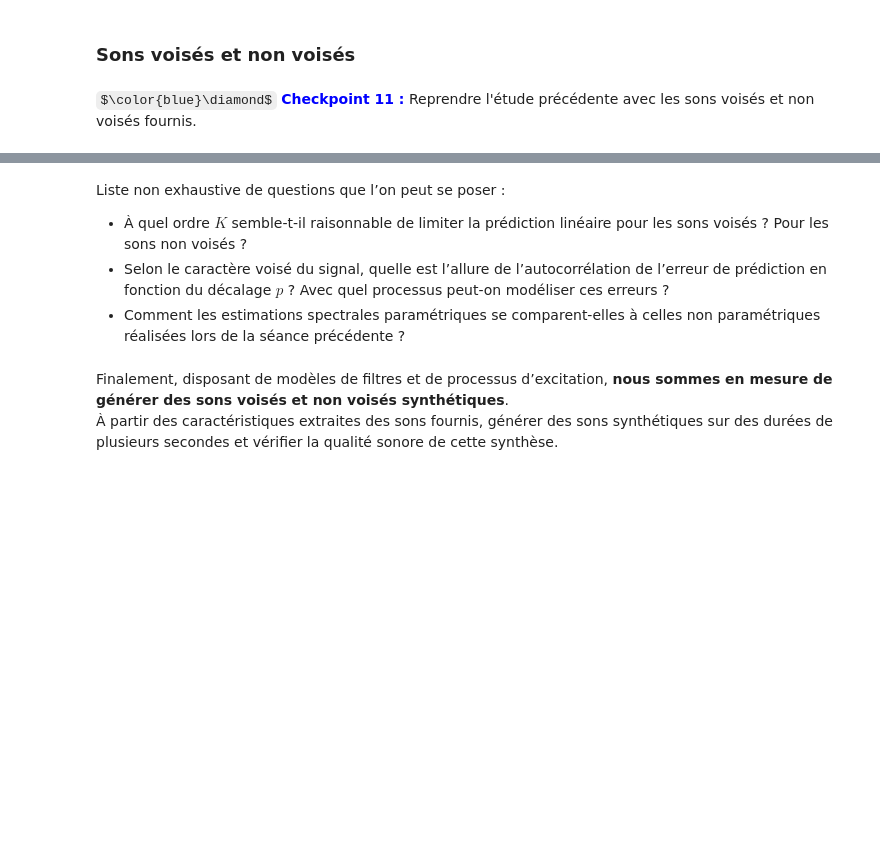
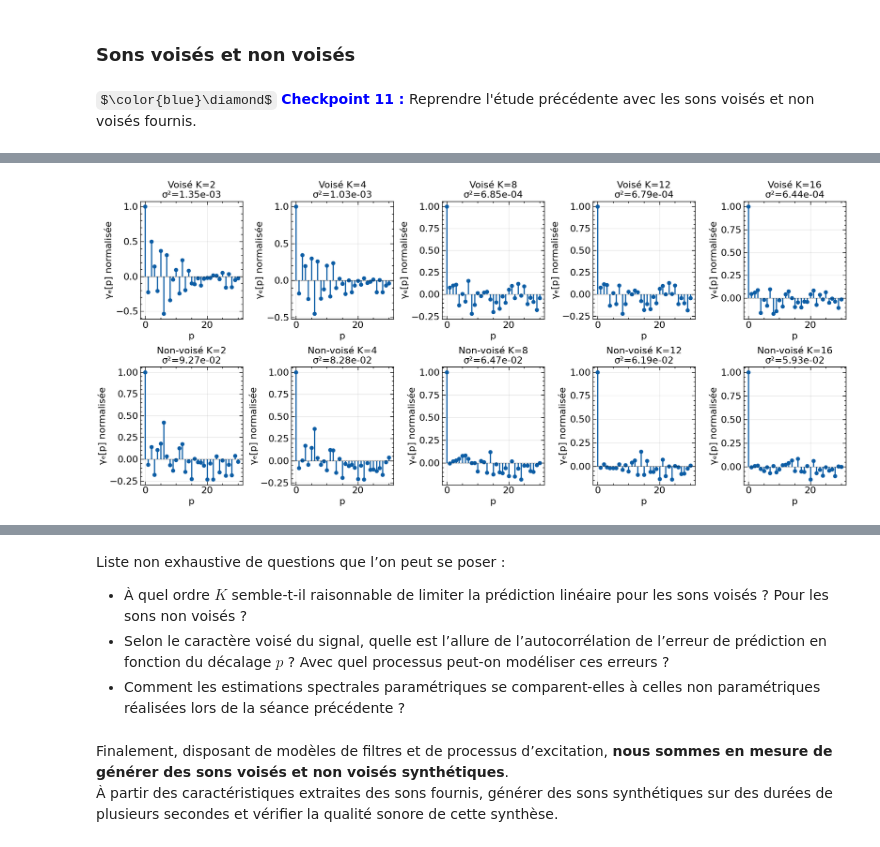
Before and after one commit to Nameless0l/Tp_MSA_2026_ENSEA, a Jupyter notebook: msa_lab_2025.ipynb, the cells around one changed output, grey strips where cells are left out. Drawn from its saved outputs; the diff is of its cells as text; code cells hidden in the pictures; some formulas as TeX source; blank space fills up the shorter version.

```diff
--- a/msa_lab_2025.ipynb
+++ b/msa_lab_2025.ipynb
@@ -1207,3 +1296,85 @@ Liste non exhaustive de questions que l'on peut se poser :
 ### Sons voisés et non voisés
 # %% [markdown]
 $\color{blue}\diamond$ <span style="color:blue"> **Checkpoint 11 :** </span> Reprendre l'étude précédente avec les sons voisés et non voisés fournis.
+# %%
+print("="*70)
+print("Analyse des sons voisés et non voisés")
+print("="*70)
+
+ordres_test = [2, 4, 8, 12, 16]
+
+fig, axes = plt.subplots(2, len(ordres_test), figsize=(18, 8))
+
+for idx, K in enumerate(ordres_test):
+    gamma_v, _ = biaisedCrossCorr(troncon_voise, K)
+    a_v, sigma2_v = yulewalkersolver(gamma_v, K=K)
+
+    A_v = np.concatenate(([1], a_v))
+    erreur_v = s.lfilter(A_v, [1], troncon_voise)
+
+    gamma_nv, _ = biaisedCrossCorr(troncon_nonvoise, K)
+    a_nv, sigma2_nv = yulewalkersolver(gamma_nv, K=K)
+
+    A_nv = np.concatenate(([1], a_nv))
+    erreur_nv = s.lfilter(A_nv, [1], troncon_nonvoise)
+
+    gamma_err_v, _ = biaisedCrossCorr(erreur_v[K:], min(30, len(erreur_v[K:])//2))
+    gamma_err_nv, _ = biaisedCrossCorr(erreur_nv[K:], min(30, len(erreur_nv[K:])//2))
+
+    p_err = np.arange(len(gamma_err_v))
+
+    axes[0, idx].stem(p_err, gamma_err_v/gamma_err_v[0], basefmt=' ')
+    axes[0, idx].set_title(f'Voisé K={K}\nσ²={sigma2_v:.2e}')
+    axes[0, idx].set_xlabel('p')
+    axes[0, idx].set_ylabel('γₑ[p] normalisée')
+    axes[0, idx].grid(True, alpha=0.3)
+    axes[0, idx].axhline(0, color='k', linestyle='--', linewidth=0.5)
+
+    axes[1, idx].stem(p_err, gamma_err_nv/gamma_err_nv[0], basefmt=' ')
+    axes[1, idx].set_title(f'Non-voisé K={K}\nσ²={sigma2_nv:.2e}')
+    axes[1, idx].set_xlabel('p')
+    axes[1, idx].set_ylabel('γₑ[p] normalisée')
+    axes[1, idx].grid(True, alpha=0.3)
+    axes[1, idx].axhline(0, color='k', linestyle='--', linewidth=0.5)
+
+plt.tight_layout()
+plt.savefig('figures/yule_walker_voises.png', dpi=300, bbox_inches='tight')
+plt.show()
+
+print(f"\nPour les sons voisés, un ordre K=10-12 semble raisonnable")
+print(f"Pour les sons non voisés, un ordre K=8-10 peut suffire")
+
+K_opt = 10
+gamma_v, _ = biaisedCrossCorr(troncon_voise, K_opt)
+a_v, sigma2_v = yulewalkersolver(gamma_v, K=K_opt)
+
+gamma_nv, _ = biaisedCrossCorr(troncon_nonvoise, K_opt)
+a_nv, sigma2_nv = yulewalkersolver(gamma_nv, K=K_opt)
+
+fig, axes = plt.subplots(1, 2, figsize=(14, 5))
+
+w, H_v = s.freqz([1], np.concatenate(([1], a_v)), worN=1024)
+nu = w / (2*np.pi)
+DSP_v = (sigma2_v * np.abs(1/H_v)**2)
+
+axes[0].semilogy(nu, DSP_v, 'b-', label='DSP paramétrique AR', linewidth=2)
+axes[0].set_title('Son voisé - Estimation spectrale paramétrique')
+axes[0].set_xlabel('Fréquence réduite ν')
+axes[0].set_ylabel('DSP (échelle log)')
+axes[0].legend()
+axes[0].grid(True, which='both', alpha=0.3)
+
+w, H_nv = s.freqz([1], np.concatenate(([1], a_nv)), worN=1024)
+DSP_nv = (sigma2_nv * np.abs(1/H_nv)**2)
+
+axes[1].semilogy(nu, DSP_nv, 'r-', label='DSP paramétrique AR', linewidth=2)
+axes[1].set_title('Son non-voisé - Estimation spectrale paramétrique')
+axes[1].set_xlabel('Fréquence réduite ν')
+axes[1].set_ylabel('DSP (échelle log)')
+axes[1].legend()
+axes[1].grid(True, which='both', alpha=0.3)
+
+plt.tight_layout()
+plt.savefig('figures/dsp_parametrique_voises.png', dpi=300, bbox_inches='tight')
+plt.show()
+# %% [output]
@@ -1209,0 +1384 @@ $\color{blue}\diamond$ <span style="color:blue"> **Checkpoint 11 :** </span> Rep
+[figure, added]
```
Also changed, not shown: parts of 19 cells of this notebook, 16 other files.
